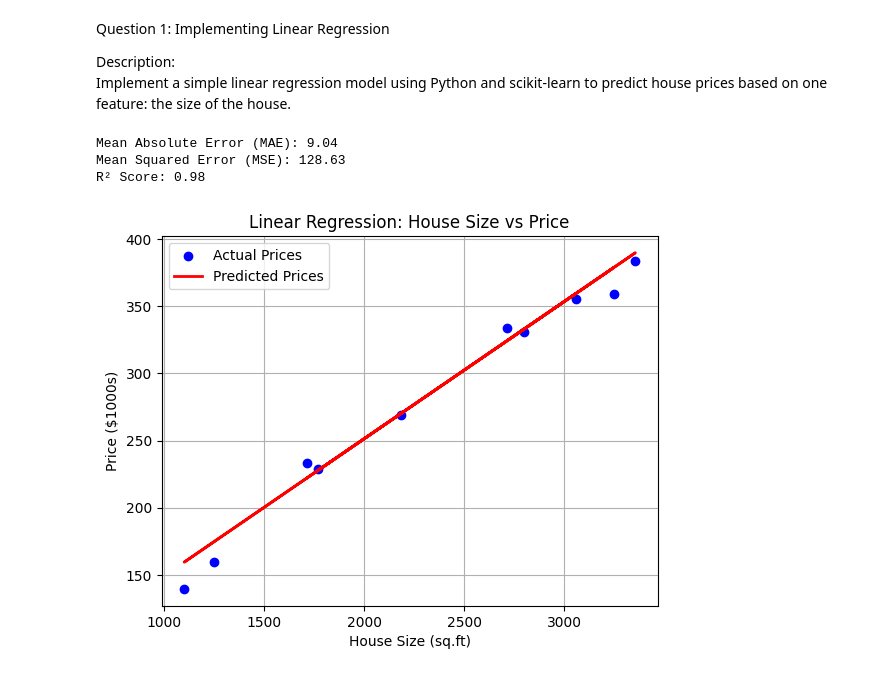
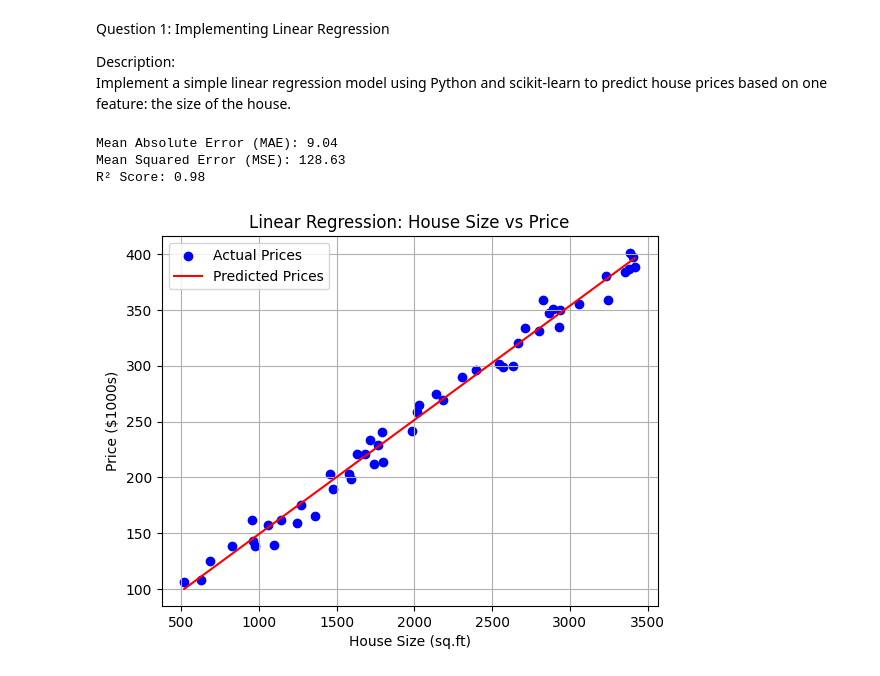
Before and after one commit to 15bharani/AI---ML, a Jupyter notebook: src/Module 5/Introduction to Supervised Learning & Regression/q1.ipynb, the cells around one changed output. Cells and saved outputs as stored; diff of their text form; code cells hidden in the pictures.

```diff
--- a/src/Module 5/Introduction to Supervised Learning & Regression/q1.ipynb
+++ b/src/Module 5/Introduction to Supervised Learning & Regression/q1.ipynb
@@ -10,56 +10,69 @@ import matplotlib.pyplot as plt
 from sklearn.linear_model import LinearRegression
 from sklearn.model_selection import train_test_split
 from sklearn.metrics import mean_absolute_error, mean_squared_error, r2_score
+from sklearn.preprocessing import StandardScaler
 
 try:
-    # Generate synthetic dataset
+    # Step 1: Generate synthetic data
     np.random.seed(42)
     house_size = np.random.randint(500, 3500, 50).reshape(-1, 1)
     house_price = 50 + 0.1 * house_size + np.random.normal(0, 10, size=house_size.shape)
 
-    # Convert to DataFrame for easy checking
+    # Step 2: Convert to DataFrame for validation
     df = pd.DataFrame({'Size': house_size.flatten(), 'Price': house_price.flatten()})
 
-    # Error handling: check for null or non-numeric values
+    # Step 3: Validate dataset
     if df.isnull().values.any():
         raise ValueError("Dataset contains null values.")
-
     if not np.issubdtype(df['Size'].dtype, np.number) or not np.issubdtype(df['Price'].dtype, np.number):
         raise TypeError("Dataset must contain only numeric values.")
 
-    # Split data
-    X_train, X_test, y_train, y_test = train_test_split(df[['Size']], df['Price'], test_size=0.2, random_state=42)
+    # Step 4: Normalize feature
+    scaler = StandardScaler()
+    df['Size_scaled'] = scaler.fit_transform(df[['Size']])
 
-    # Train model
+    # Step 5: Split data
+    X_train, X_test, y_train, y_test = train_test_split(df[['Size_scaled']], df['Price'], test_size=0.2, random_state=42)
+
+    # Step 6: Train model
     model = LinearRegression()
-    model.fit(X_train, y_train)
+    try:
+        model.fit(X_train, y_train)
+    except Exception as fit_err:
+        raise RuntimeError(f"Error during model training: {fit_err}")
 
-    # Predict
-    y_pred = model.predict(X_test)
+    # Step 7: Predict
+    try:
+        y_pred = model.predict(X_test)
+    except Exception as pred_err:
+        raise RuntimeError(f"Error during prediction: {pred_err}")
 
-    # Evaluate
+    # Step 8: Evaluate model
     mae = mean_absolute_error(y_test, y_pred)
     mse = mean_squared_error(y_test, y_pred)
     r2 = r2_score(y_test, y_pred)
 
     print(f"Mean Absolute Error (MAE): {mae:.2f}")
     print(f"Mean Squared Error (MSE): {mse:.2f}")
     print(f"R² Score: {r2:.2f}")
 
-    # Plot
-    plt.scatter(X_test, y_test, color='blue', label='Actual Prices')
-    plt.plot(X_test, y_pred, color='red', linewidth=2, label='Predicted Prices')
+    # Step 9: Plot
+    plt.scatter(df['Size'], df['Price'], color='blue', label='Actual Prices')
+    size_line = np.linspace(df['Size'].min(), df['Size'].max(), 100).reshape(-1, 1)
+    size_line_scaled = scaler.transform(size_line)
+    price_line = model.predict(size_line_scaled)
+    plt.plot(size_line, price_line, color='red', label='Predicted Prices')
     plt.xlabel('House Size (sq.ft)')
     plt.ylabel('Price ($1000s)')
     plt.title('Linear Regression: House Size vs Price')
     plt.legend()
     plt.grid(True)
     plt.show()
 
 except Exception as e:
     print("An error occurred:", e)
 # %% [output]
 Mean Absolute Error (MAE): 9.04
 Mean Squared Error (MSE): 128.63
 R² Score: 0.98
-[figure, old version]
+[figure, new version]
```
